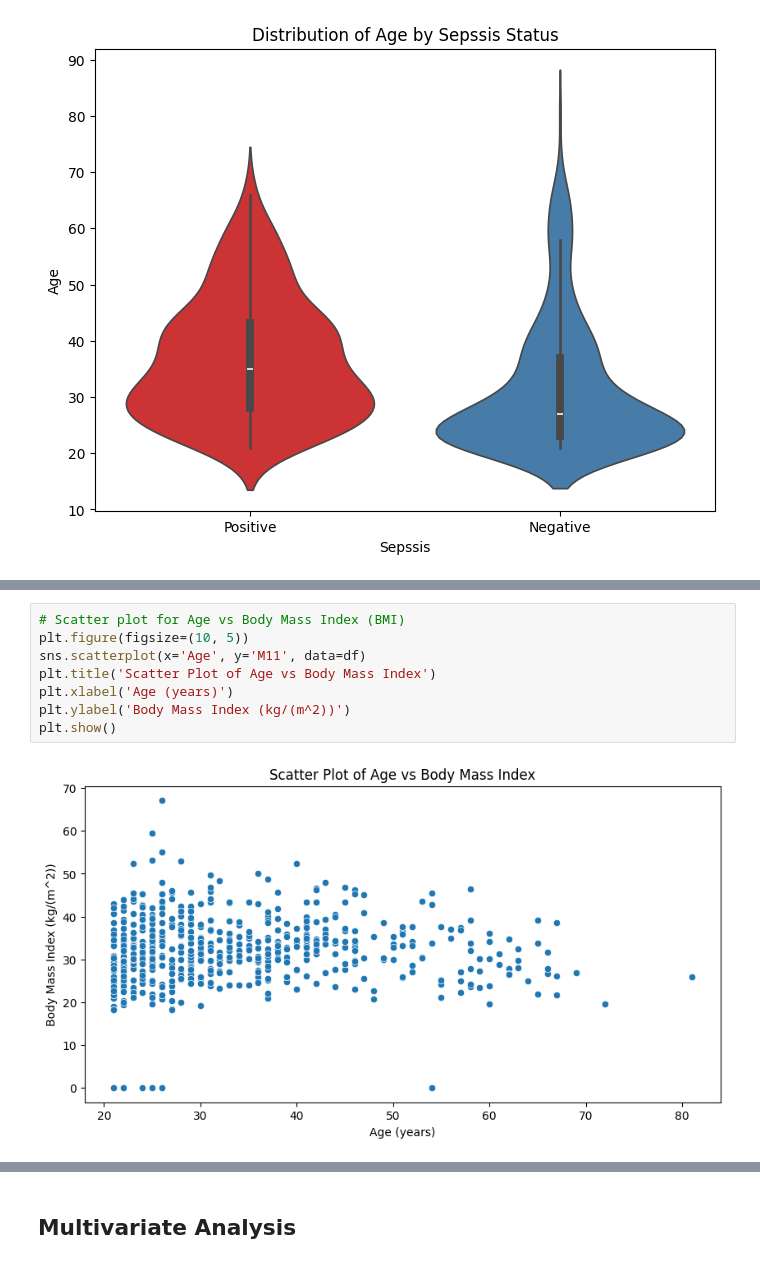
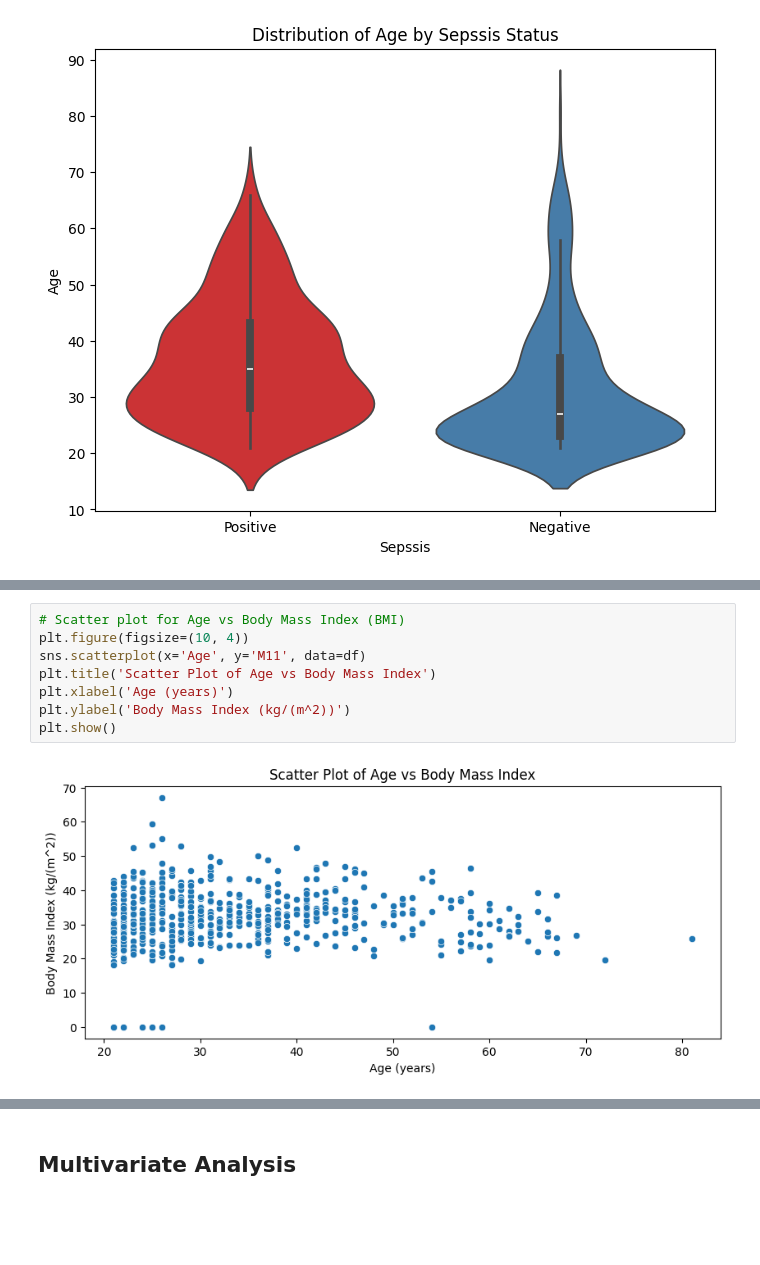
Before and after one commit to Lmarufu/Machine-Learning-with-FastAPI, a Jupyter notebook: notebook.ipynb, the cells around one changed output, grey strips where cells are left out. Drawn from its saved outputs; the diff is of its cells as text; blank space fills up the shorter version.

```diff
--- a/notebook.ipynb
+++ b/notebook.ipynb
@@ -470,12 +523,12 @@ plt.show()
 # %%
 # Scatter plot for Age vs Body Mass Index (BMI)
-plt.figure(figsize=(10, 5))
+plt.figure(figsize=(10, 4))
 sns.scatterplot(x='Age', y='M11', data=df)
 plt.title('Scatter Plot of Age vs Body Mass Index')
 plt.xlabel('Age (years)')
 plt.ylabel('Body Mass Index (kg/(m^2))')
 plt.show()
 # %% [output]
-[figure, old version]
+[figure, new version]
 # %%
 # Regression plot between BMI and Blood Pressure
```
Also changed, not shown: parts of 70 cells of this notebook, 14 other files.
